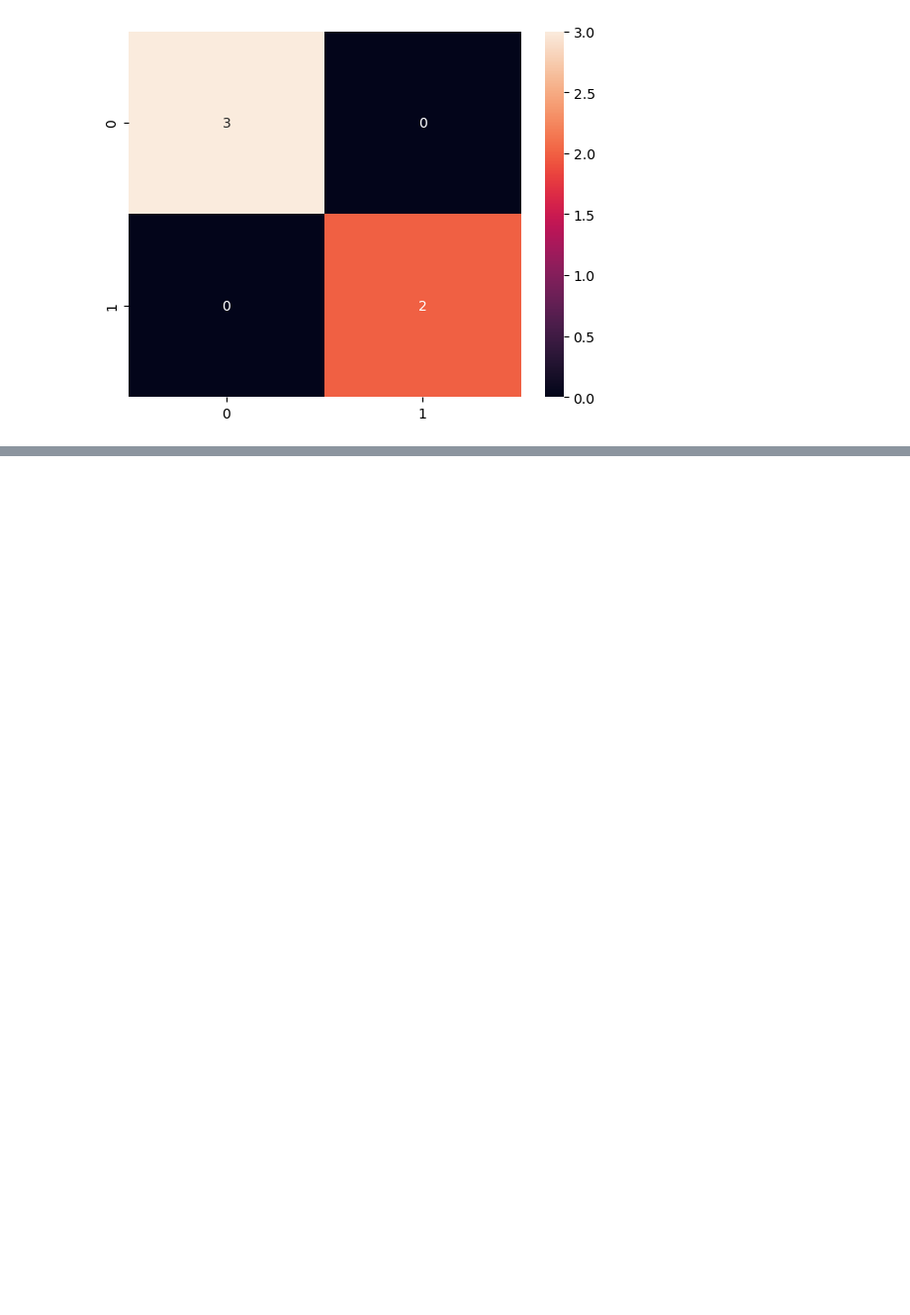
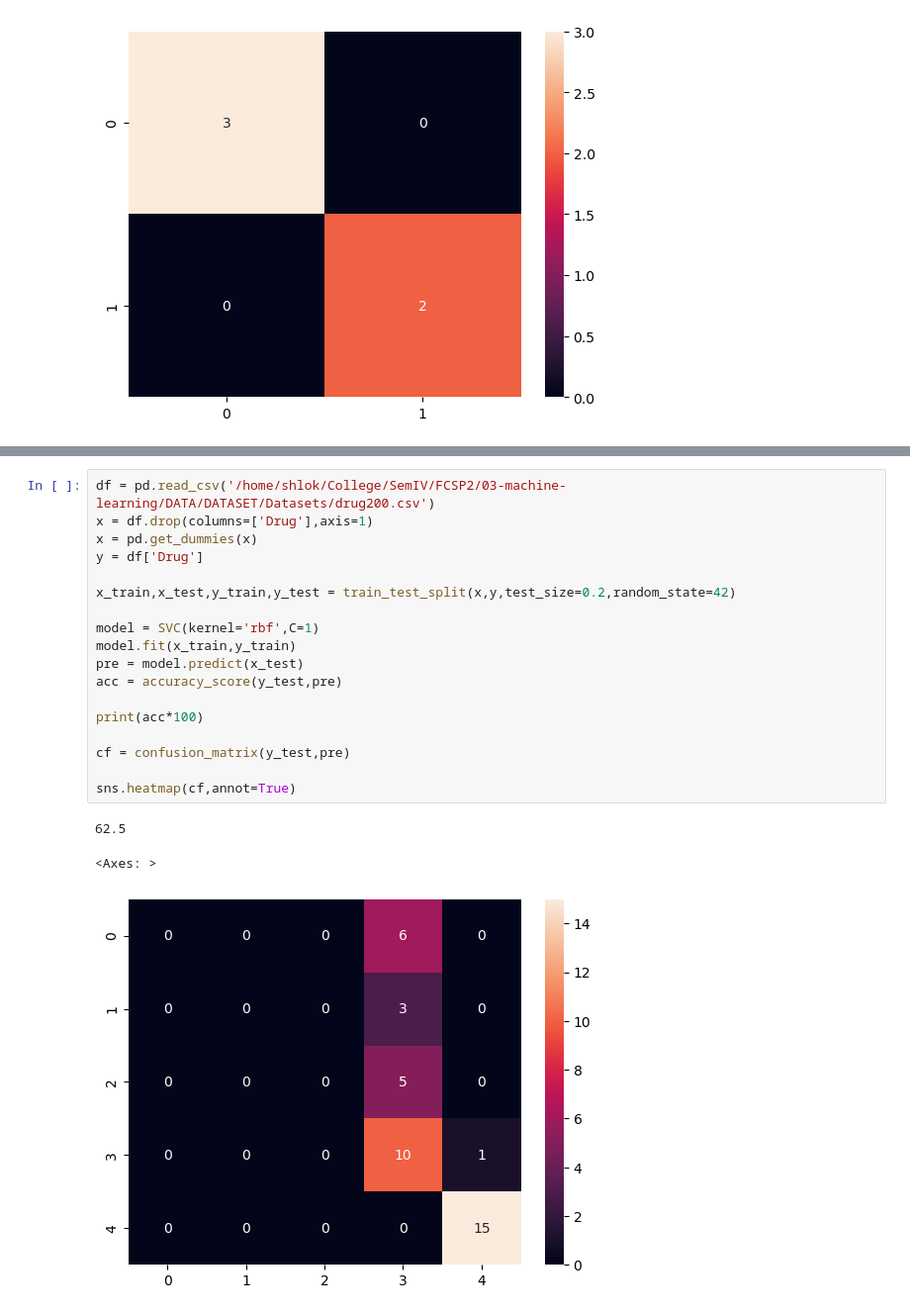
Before and after one commit to Shlok081205/python-ml-journey, a Jupyter notebook: 03-machine-learning/t2_04.ipynb, the cells around one changed output, grey strips where cells are left out. Shown at 99% size. Drawn from its saved outputs; the diff is of its cells as text; blank space fills up the shorter version.

```diff
--- a/03-machine-learning/t2_04.ipynb
+++ b/03-machine-learning/t2_04.ipynb
@@ -249,0 +271,22 @@ plt.show()
+# %%
+df = pd.read_csv('/home/shlok/College/SemIV/FCSP2/03-machine-learning/DATA/DATASET/Datasets/drug200.csv')
+x = df.drop(columns=['Drug'],axis=1)
+x = pd.get_dummies(x)
+y = df['Drug']
+
+x_train,x_test,y_train,y_test = train_test_split(x,y,test_size=0.2,random_state=42)
+
+model = SVC(kernel='rbf',C=1)
+model.fit(x_train,y_train)
+pre = model.predict(x_test)
+acc = accuracy_score(y_test,pre)
+
+print(acc*100)
+
+cf = confusion_matrix(y_test,pre)
+
+sns.heatmap(cf,annot=True)
+# %% [output]
+62.5
+<Axes: >
+[figure, added]
```
Also changed, not shown: parts of 4 cells of this notebook.
